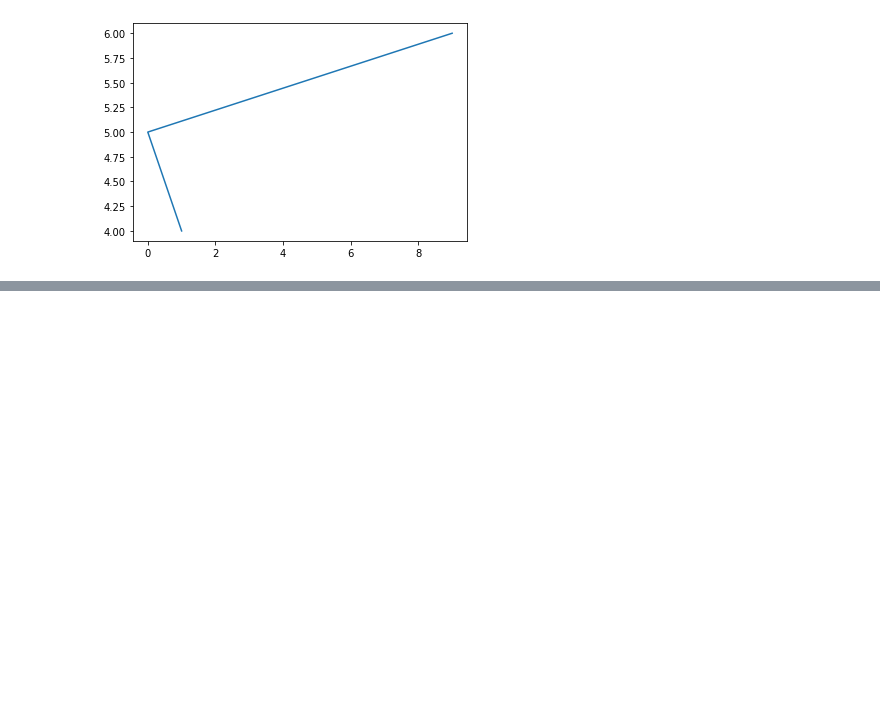
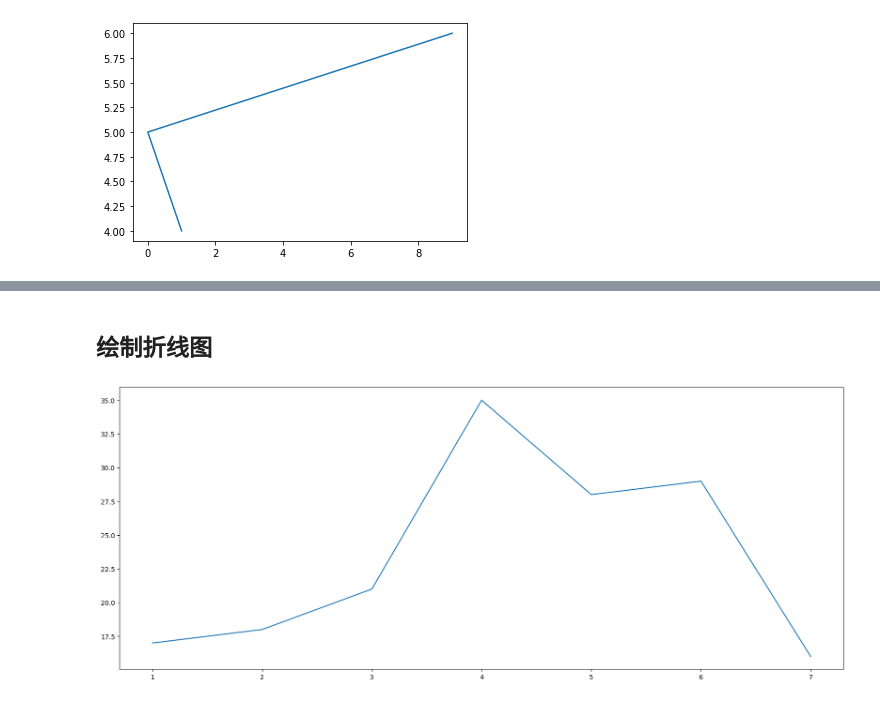
Before and after one commit to mackyuqimack/pythonStudy, a Jupyter notebook: matplotlib_demo/day1.ipynb, the cells around one changed output, grey strips where cells are left out. Drawn from its saved outputs; the diff is of its cells as text; code cells hidden in the pictures; blank space fills up the shorter version.

```diff
--- a/matplotlib_demo/day1.ipynb
+++ b/matplotlib_demo/day1.ipynb
@@ -8,0 +44,15 @@ plt.show()
+# %% [markdown]
+## 绘制折线图
+# %%
+# 1.创建画布
+# figsize 指定图片长宽 dpi 图像清晰度
+plt.figure(figsize=(20, 8), dpi=100)
+# 2.绘制图像
+plt.plot([1, 2, 3, 4, 5, 6, 7], [17, 18, 21, 35, 28, 29, 16])
+# 保存图片
+# plt.savefig("test.png")
+# 3.显示图像
+# 注意: plt.show()会释放figure资源，如果在显示图像之后保存图片将只能保存空图片。
+plt.show()
+# %% [output]
+[figure, added]
```
Also changed, not shown: parts of 2 cells of this notebook, 1 other file.
